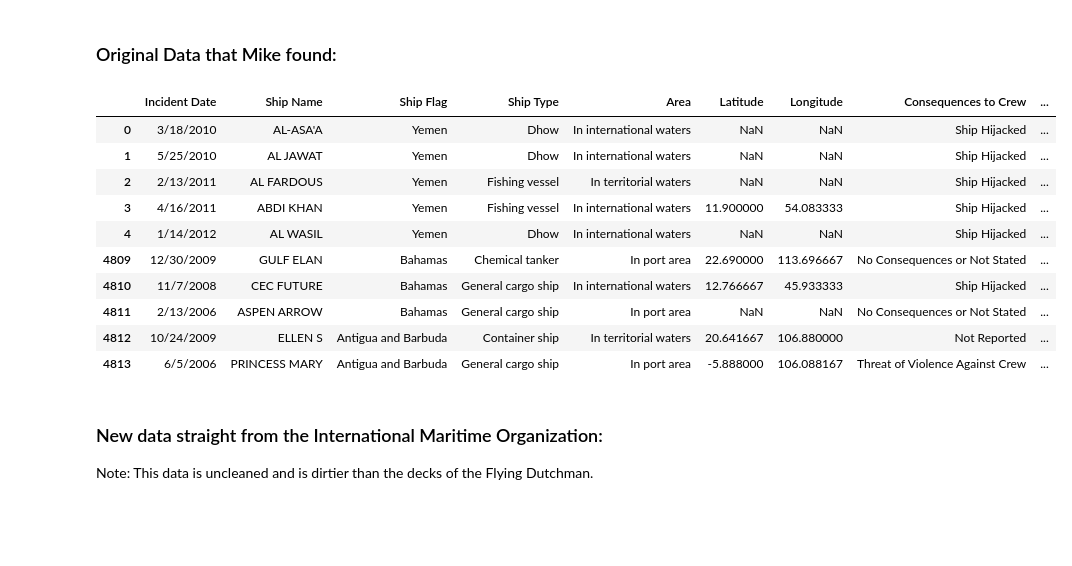
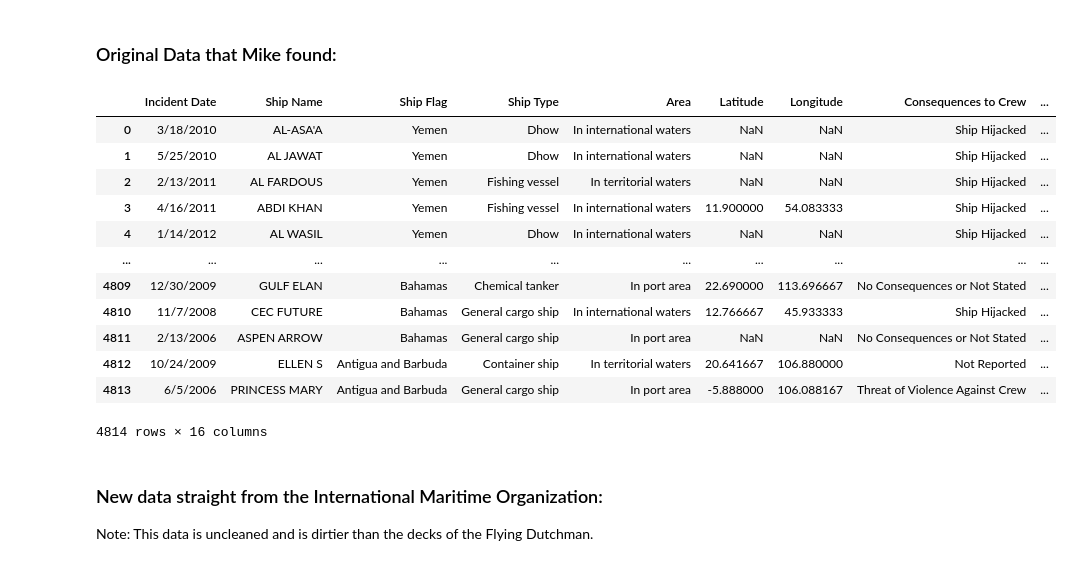
Before and after one commit to deryk96/pirates-of-monterey, a Jupyter notebook: dataframe_notebook.ipynb, the cells around one changed output. Drawn from its saved outputs; the diff is of its cells as text; code cells hidden in the pictures; blank space fills up the shorter version.

```diff
--- a/dataframe_notebook.ipynb
+++ b/dataframe_notebook.ipynb
@@ -8,20 +8,23 @@ import matplotlib.pyplot as plt
 # %% [markdown]
 ### Original Data that Mike found:
 # %%
-piracy_df_original = pd.read_csv('Data_Files/IMO Piracy - 2000 to 2022 (PDV 01-2023).csv')
-pd.concat([piracy_df_original.head(), piracy_df_original.tail()])
+piracy_df_original = pd.read_csv('Data_Files/[Clean]_ListOfIncidents_IMO.xls')
+# pd.concat([piracy_df_original.head(), piracy_df_original.tail()])
+piracy_df_original
 # %% [output]
 |  | Incident Date | Ship Name | Ship Flag | Ship Type | Area | Latitude | Longitude | Consequences to Crew | ... |
 | 0 | 3/18/2010 | AL-ASA'A | Yemen | Dhow | In international waters | NaN | NaN | Ship Hijacked | ... |
 | 1 | 5/25/2010 | AL JAWAT | Yemen | Dhow | In international waters | NaN | NaN | Ship Hijacked | ... |
 | 2 | 2/13/2011 | AL FARDOUS | Yemen | Fishing vessel | In territorial waters | NaN | NaN | Ship Hijacked | ... |
 | 3 | 4/16/2011 | ABDI KHAN | Yemen | Fishing vessel | In international waters | 11.900000 | 54.083333 | Ship Hijacked | ... |
 | 4 | 1/14/2012 | AL WASIL | Yemen | Dhow | In international waters | NaN | NaN | Ship Hijacked | ... |
+| ... | ... | ... | ... | ... | ... | ... | ... | ... | ... |
 | 4809 | 12/30/2009 | GULF ELAN | Bahamas | Chemical tanker | In port area | 22.690000 | 113.696667 | No Consequences or Not Stated | ... |
 | 4810 | 11/7/2008 | CEC FUTURE | Bahamas | General cargo ship | In international waters | 12.766667 | 45.933333 | Ship Hijacked | ... |
 | 4811 | 2/13/2006 | ASPEN ARROW | Bahamas | General cargo ship | In port area | NaN | NaN | No Consequences or Not Stated | ... |
 | 4812 | 10/24/2009 | ELLEN S | Antigua and Barbuda | Container ship | In territorial waters | 20.641667 | 106.880000 | Not Reported | ... |
 | 4813 | 6/5/2006 | PRINCESS MARY | Antigua and Barbuda | General cargo ship | In port area | -5.888000 | 106.088167 | Threat of Violence Against Crew | ... |
+4814 rows × 16 columns
 # %%
 # Go forth and do great things
 # %% [markdown]
```
Also changed, not shown: parts of 3 cells of this notebook, 22 other files.
